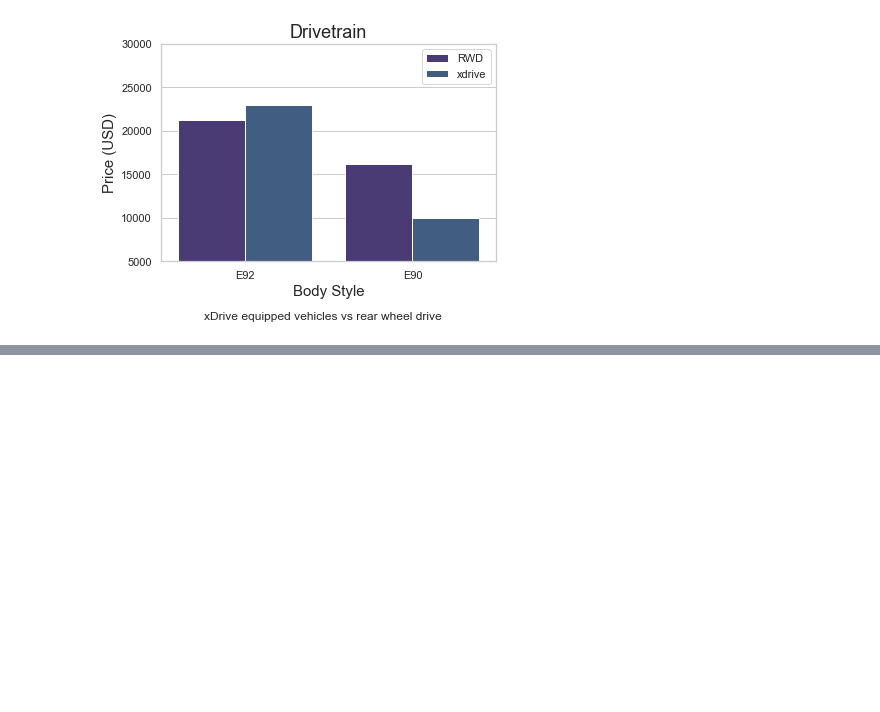
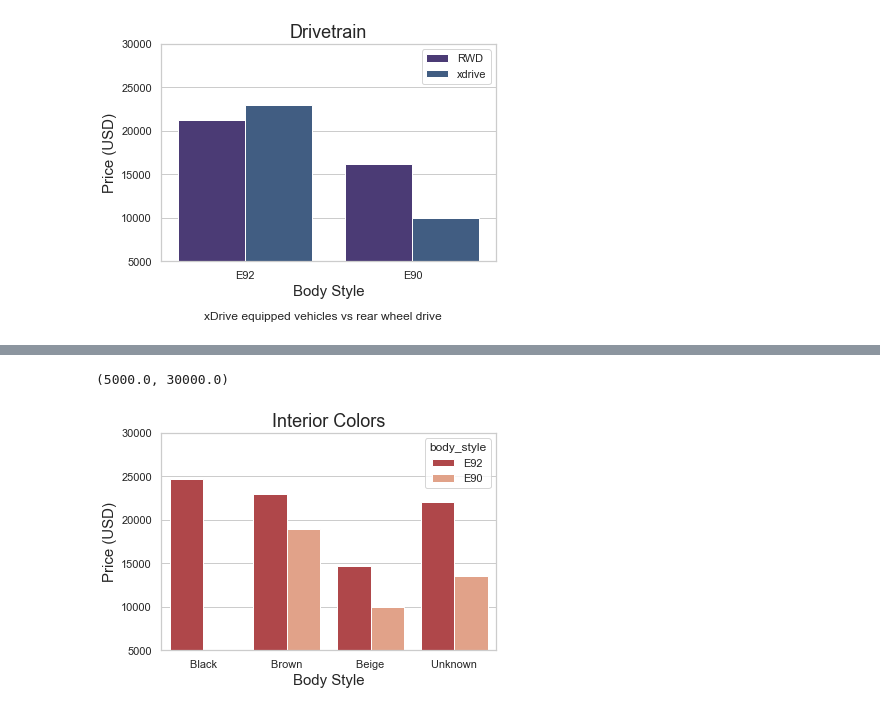
Before and after one commit to MarioRashadHUB/BMW-Price-Analysis, a Jupyter notebook: eda.ipynb, the cells around one changed output, grey strips where cells are left out. Drawn from its saved outputs; the diff is of its cells as text; code cells hidden in the pictures; blank space fills up the shorter version.

```diff
--- a/eda.ipynb
+++ b/eda.ipynb
@@ -321,0 +330,16 @@ Text(0.5, -0.05, '335is edition vehicles compared to standard edition cars')
+# %%
+sns.set_palette("RdGy")
+
+
+interior_color_graph = sns.barplot(data = df, x = 'interior_color', y='Price', hue = "body_style", ci = None)
+
+interior_color_graph.set_xlabel("Body Style", fontsize = 15)
+
+interior_color_graph.set_ylabel("Price (USD)", fontsize = 15)
+
+interior_color_graph.set_title("Interior Colors", fontsize = 18)
+
+interior_color_graph.set_ylim(5000, 30000)
+# %% [output]
+(5000.0, 30000.0)
+[figure, added]
```
Also changed, not shown: parts of 2 cells of this notebook, 2 other files.
